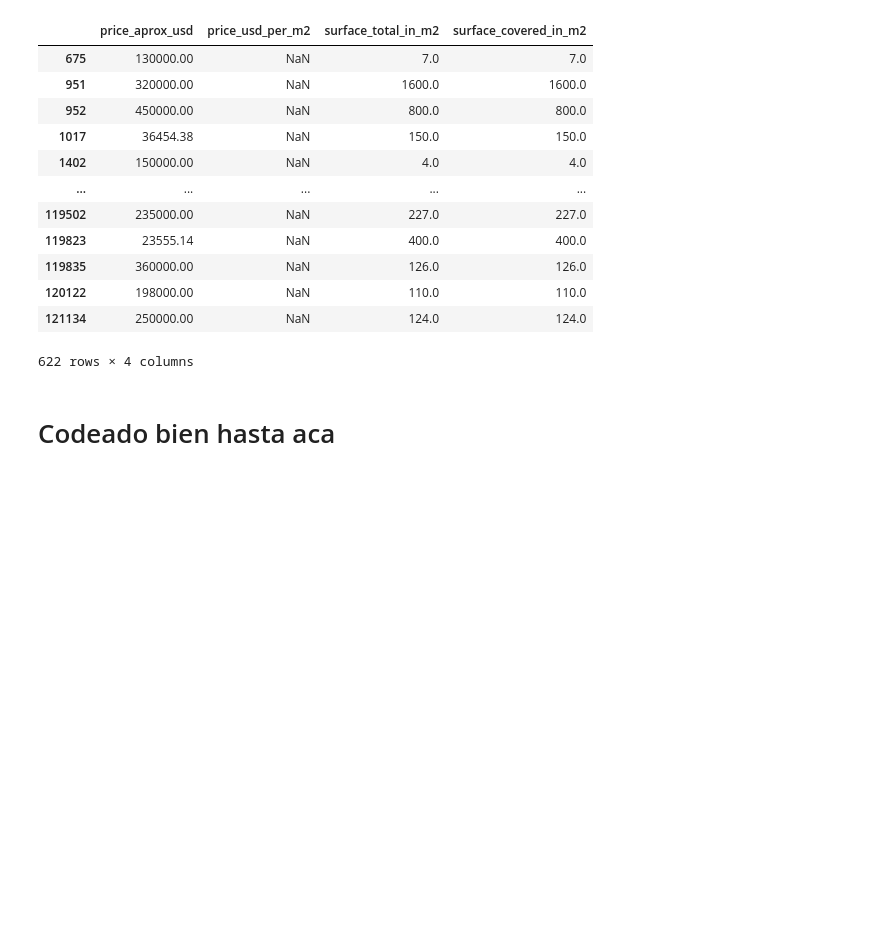
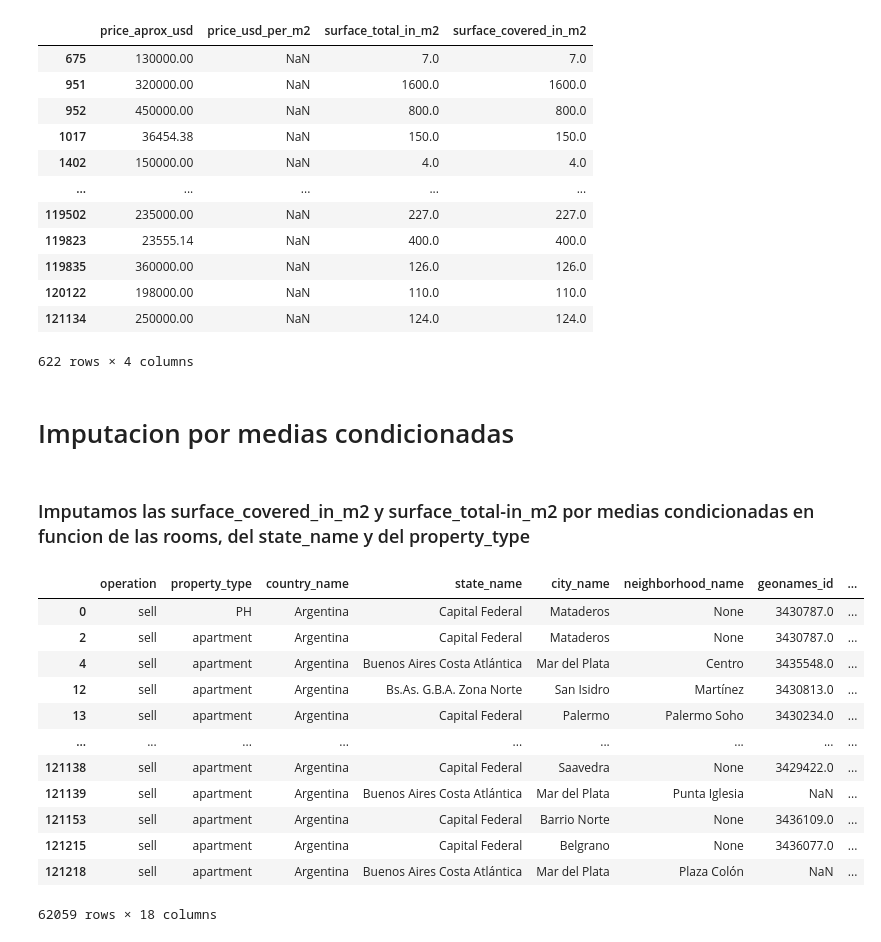
Before and after one commit to BenkosT/TP_Limpieza, a Jupyter notebook: Notebooks/Limpieza.ipynb, the cells around one changed output. Cells and saved outputs as stored; diff of their text form; code cells hidden in the pictures; blank space fills up the shorter version.

Commit message:
imputacion por media condicionada

```diff
--- a/Notebooks/Limpieza.ipynb
+++ b/Notebooks/Limpieza.ipynb
@@ -1087,0 +1336,4 @@ dtype: object
+# %%
+# Mostramos donde hay matches
+title_floor_result = series_floor_null_title.apply(lambda x: pattern_floor_regex.search(str(x)))
+print(title_floor_result)
@@ -1087,0 +1353,5 @@ dtype: object
+# %%
+title_floor_match = title_floor_result.apply(lambda x: np.nan if x is None else x.group('floor'))
+print(title_floor_match)
+
+print("floor matcheados= ",(title_floor_match.notnull()).sum()) #aca veo que cantidad pudo matchear
@@ -1087,0 +1372,5 @@ dtype: object
+# %%
+# Imputamos la serie description_floor_match con su index en el DataSet
+data.loc[title_floor_match.index, "floor"] = title_floor_match
+print(data[["property_type" , "floor"]])
+data[["floor"]].dtypes
@@ -1087,0 +1394,4 @@ dtype: object
+# %%
+#Cambio el tipo de dato de object a float para homogeneizarlo con los datos numericos que tenemos
+data["floor"] = data["floor"].astype("float")
+data[["floor"]].dtypes
@@ -1220,5 +1533,25 @@ data_prices_per_m2_imput[[ "price_aprox_usd" , "price_usd_per_m2" , "surface_tot
 # %%
 #Obtenemos el valor de price_usd_per_m2 haciendo price_aprox_usd sobre surface_total_in_m2
 data.loc[data_prices_per_m2_imput.index,"price_usd_per_m2"] = data.loc[data_prices_per_m2_imput.index, "price_aprox_usd"] / data.loc[data_prices_per_m2_imput.index, "surface_total_in_m2"]
-# %% [markdown]
-# Codeado bien hasta aca
+# %% [markdown]
+# Imputacion por medias condicionadas
+# %% [markdown]
+### Imputamos las surface_covered_in_m2 y surface_total-in_m2 por medias condicionadas en funcion de las rooms, del state_name y del property_type
+# %%
+#Hago una mascara para ver las instancias con las que vamos a hacer el groupby, es decir, las instancias que tengan las rooms, el state_name , el property_type y la surface_covered_in_m2
+data_surfaces_imput = data[ data.surface_total_in_m2.notnull() & data.rooms.notnull() & data.state_name.notnull() & data.property_type.notnull()]
+data_surfaces_imput
+# %% [output]
+|  | operation | property_type | country_name | state_name | city_name | neighborhood_name | geonames_id | ... |
+| 0 | sell | PH | Argentina | Capital Federal | Mataderos | None | 3430787.0 | ... |
+| 2 | sell | apartment | Argentina | Capital Federal | Mataderos | None | 3430787.0 | ... |
+| 4 | sell | apartment | Argentina | Buenos Aires Costa Atlántica | Mar del Plata | Centro | 3435548.0 | ... |
+| 12 | sell | apartment | Argentina | Bs.As. G.B.A. Zona Norte | San Isidro | Martínez | 3430813.0 | ... |
+| 13 | sell | apartment | Argentina | Capital Federal | Palermo | Palermo Soho | 3430234.0 | ... |
+| ... | ... | ... | ... | ... | ... | ... | ... | ... |
+| 121138 | sell | apartment | Argentina | Capital Federal | Saavedra | None | 3429422.0 | ... |
+| 121139 | sell | apartment | Argentina | Buenos Aires Costa Atlántica | Mar del Plata | Punta Iglesia | NaN | ... |
+| 121153 | sell | apartment | Argentina | Capital Federal | Barrio Norte | None | 3436109.0 | ... |
+| 121215 | sell | apartment | Argentina | Capital Federal | Belgrano | None | 3436077.0 | ... |
+| 121218 | sell | apartment | Argentina | Buenos Aires Costa Atlántica | Mar del Plata | Plaza Colón | NaN | ... |
+62059 rows × 18 columns
```
Also changed, not shown: parts of 41 cells of this notebook.
